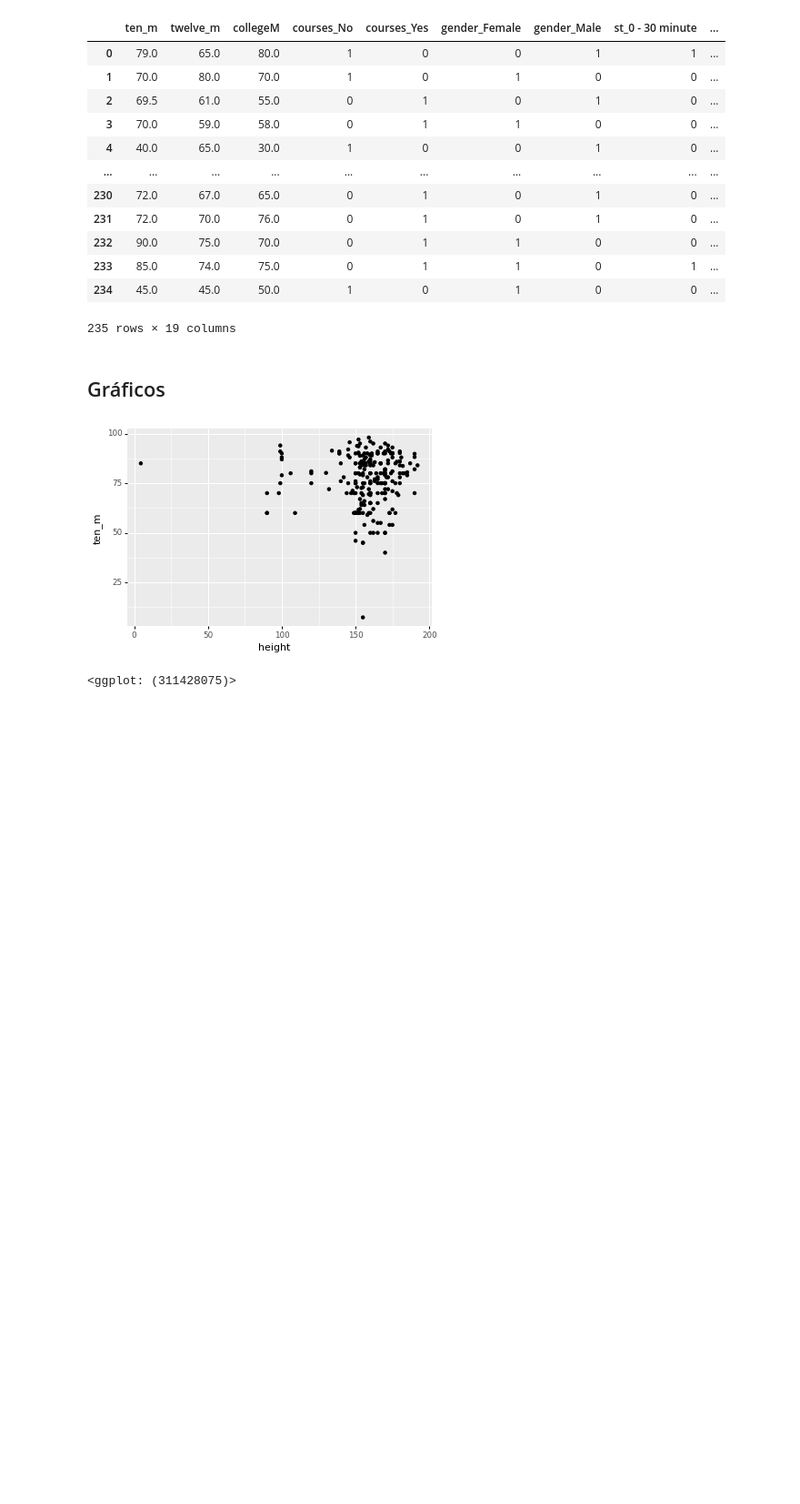
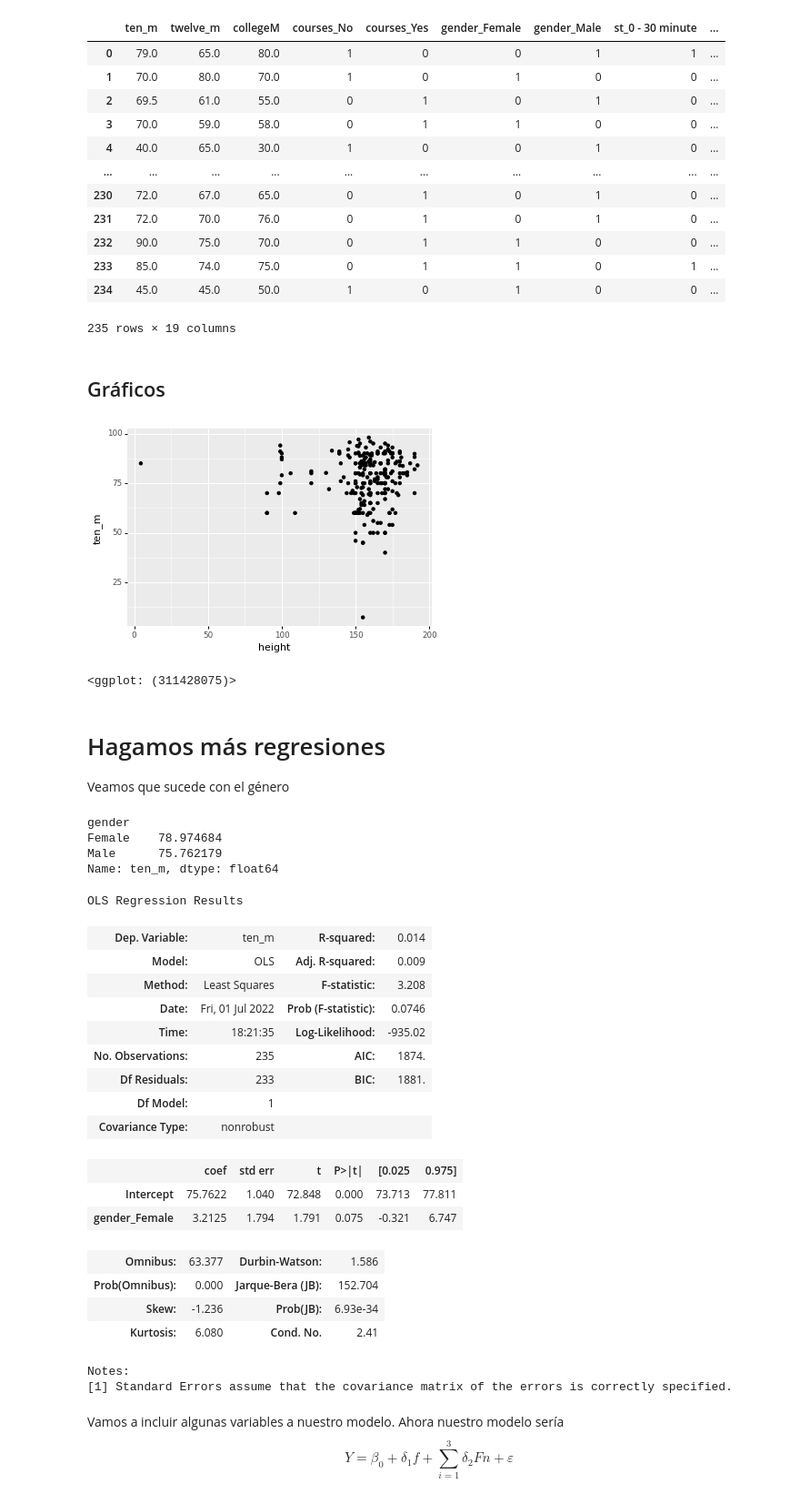
Before and after one commit to marionomics/econometria-ejercicios, a Jupyter notebook: notebooks/regression.ipynb, the cells around one changed output. Shown: that part at 91% size. Cells and saved outputs as stored; diff of their text form; code cells hidden in the pictures; blank space fills up the shorter version.

```diff
--- a/notebooks/regression.ipynb
+++ b/notebooks/regression.ipynb
@@ -97,3 +97,41 @@ p.ggplot(df2, p.aes(x = 'height', y = 'ten_m'))+\
 # %% [output]
 [figure]
 <ggplot: (311428075)>
+# %% [markdown]
+# Hagamos más regresiones
+Veamos que sucede con el género
+# %%
+df.groupby(["gender"]).ten_m.mean()
+# %% [output]
+gender
+Female    78.974684
+Male      75.762179
+Name: ten_m, dtype: float64
+# %%
+modelo_genero = sm.OLS.from_formula('ten_m ~ gender_Female',data=df2).fit()
+modelo_genero.summary()
+# %% [output]
+OLS Regression Results
+| Dep. Variable: | ten_m | R-squared: | 0.014 |
+| Model: | OLS | Adj. R-squared: | 0.009 |
+| Method: | Least Squares | F-statistic: | 3.208 |
+| Date: | Fri, 01 Jul 2022 | Prob (F-statistic): | 0.0746 |
+| Time: | 18:21:35 | Log-Likelihood: | -935.02 |
+| No. Observations: | 235 | AIC: | 1874. |
+| Df Residuals: | 233 | BIC: | 1881. |
+| Df Model: | 1 |  |  |
+| Covariance Type: | nonrobust |  |  |
+|  | coef | std err | t | P>|t| | [0.025 | 0.975] |
+| Intercept | 75.7622 | 1.040 | 72.848 | 0.000 | 73.713 | 77.811 |
+| gender_Female | 3.2125 | 1.794 | 1.791 | 0.075 | -0.321 | 6.747 |
+| Omnibus: | 63.377 | Durbin-Watson: | 1.586 |
+| Prob(Omnibus): | 0.000 | Jarque-Bera (JB): | 152.704 |
+| Skew: | -1.236 | Prob(JB): | 6.93e-34 |
+| Kurtosis: | 6.080 | Cond. No. | 2.41 |
+Notes:
+[1] Standard Errors assume that the covariance matrix of the errors is correctly specified.
+# %% [markdown]
+Vamos a incluir algunas variables a nuestro modelo. Ahora nuestro modelo sería
+\begin{equation}
+    Y = \beta_0 + \delta_1 f + \sum_{i=1}^3 \delta_2 Fn + \varepsilon
+\end{equation}
```
Also changed, not shown: parts of 5 cells of this notebook, 4 other files.
